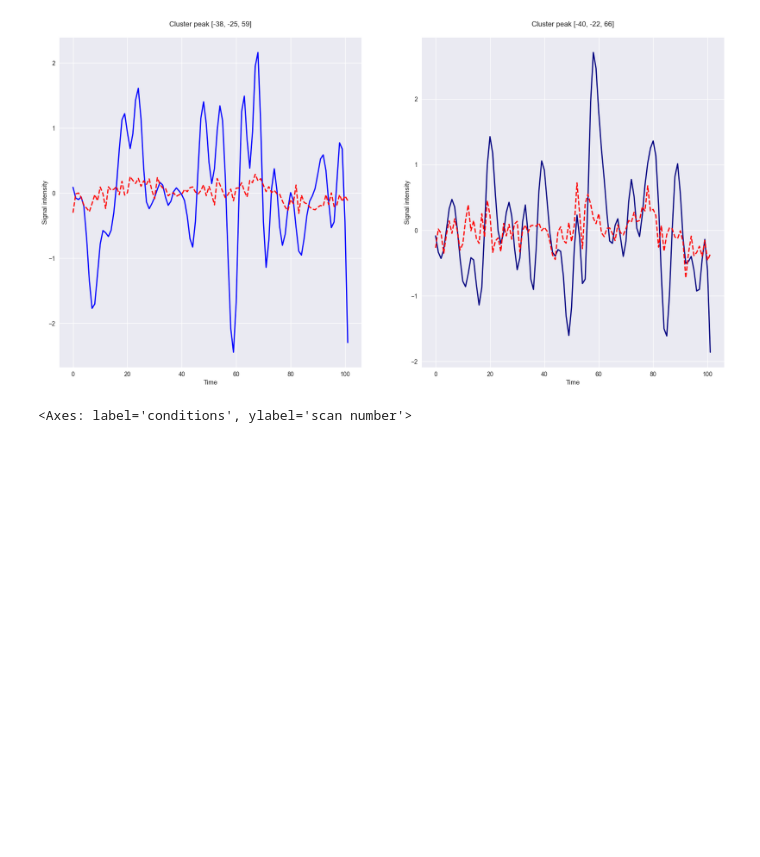
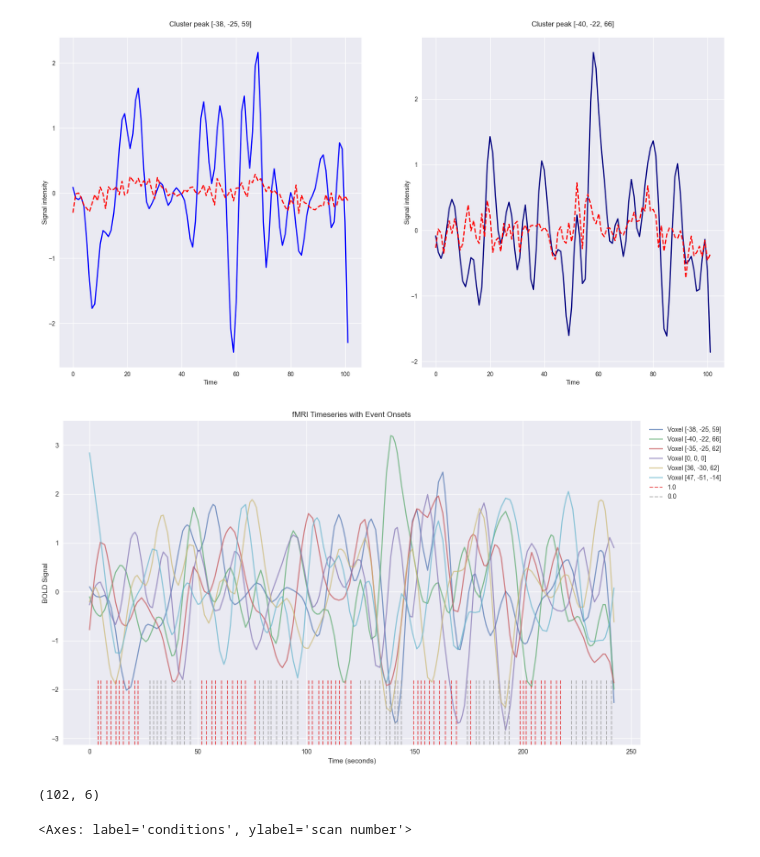
Before and after one commit to mducat/scz_familiarity_fMRI_ML, a Jupyter notebook: mri_motor.ipynb, the cells around one changed output. Saved outputs shown, nothing was run; the diff lists cells and outputs as text; code cells hidden in the pictures; blank space fills up the shorter version.

```diff
--- a/mri_motor.ipynb
+++ b/mri_motor.ipynb
@@ -702,6 +702,68 @@ for i in range(2):
     axs1[i].set_ylabel("Signal intensity", labelpad=0)
 # %% [output]
 [figure]
+# %%
+import matplotlib.pyplot as plt
+import numpy as np
+from scipy.interpolate import interp1d
+import numpy as np
+
+n_volumes = real_timeseries.T.shape[1]  # assuming shape (n_voxels, n_timepoints)
+time_volumes = np.arange(n_volumes) * repetition_time  # e.g. [0, 2, 4, 6, ...]
+time_seconds = np.arange(0, time_volumes[-1], 1)  # 1 second resolution
+
+interpolated_timeseries = np.array([
+    interp1d(time_volumes, timeserie, kind="linear")(time_seconds)
+    for timeserie in real_timeseries.T
+])
+
+fig, ax = plt.subplots(figsize=(15, 8))
+
+# Plot all timeseries with legends
+for i, (coord, timeserie) in enumerate(zip(coords, interpolated_timeseries)):
+    if i!= 0:
+        pass
+    ax.plot(timeserie, label=f"Voxel {coord}", alpha=0.7)
+
+# Add vertical lines for each onset, colored by trial_type
+trial_types = events["trial_type"].unique()
+colors = plt.cm.Set1(np.linspace(0, 1, len(trial_types)))
+color_map = dict(zip(trial_types, colors))
+
+for _, row in events.iterrows():
+    ax.axvline(
+        x=row["onset"],
+        ymin=0.0,
+        ymax=0.2,
+        color=color_map[row["trial_type"]],
+        linestyle="--",
+        alpha=0.7,
+        linewidth=1.5,
+        label=row["trial_type"]  # temporary, will be cleaned up below
+    )
+
+handles, labels = ax.get_legend_handles_labels()
+seen = {}
+unique_handles, unique_labels = [], []
+for handle, label in zip(handles, labels):
+    if label not in seen:
+        seen[label] = True
+        unique_handles.append(handle)
+        unique_labels.append(label)
+
+ax.legend(unique_handles, unique_labels, loc="upper right", bbox_to_anchor=(1.15, 1))
+
+ax.set_xlabel("Time (seconds)")
+ax.set_ylabel("BOLD Signal")
+ax.set_title("fMRI Timeseries with Event Onsets")
+plt.tight_layout()
+plt.show()
+# %% [output]
+[figure, added]
+# %%
+real_timeseries.shape
+# %% [output]
+(102, 6)
 # %%
 from nilearn.plotting import plot_design_matrix
 import matplotlib.pyplot as plt
```
Also changed, not shown: 4 other files.
